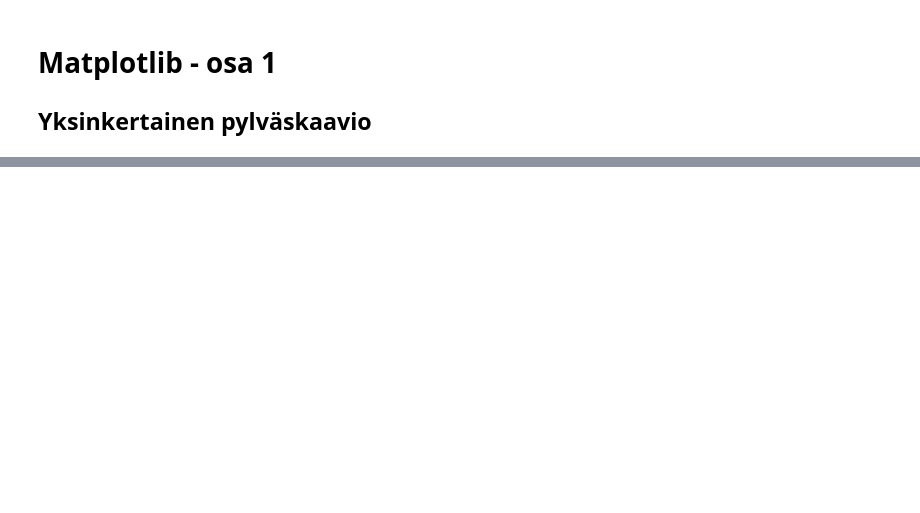
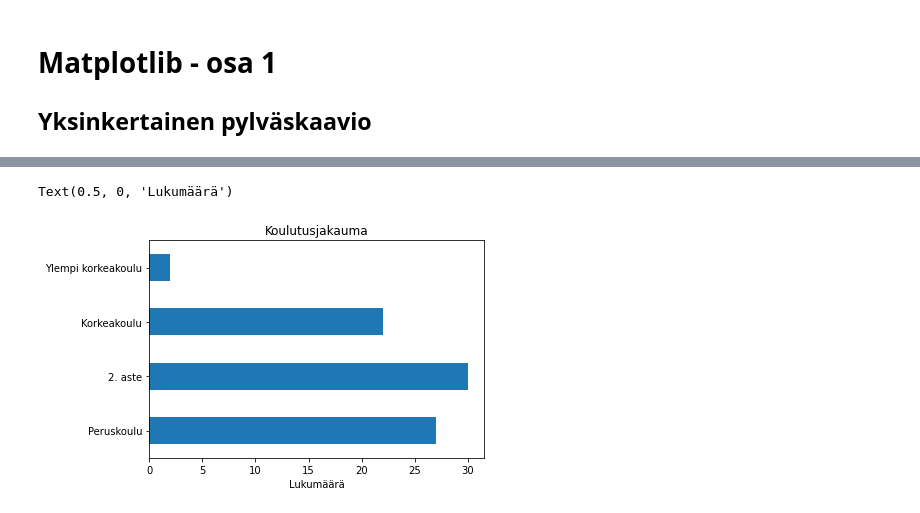
Before and after one commit to taanila/kaaviot, a Jupyter notebook: matplotlib1.ipynb, the cells around one changed output, grey strips where cells are left out. Drawn from its saved outputs; the diff is of its cells as text; code cells hidden in the pictures; blank space fills up the shorter version.

```diff
--- a/matplotlib1.ipynb
+++ b/matplotlib1.ipynb
@@ -229,0 +58,8 @@ https://nbviewer.jupyter.org/github/taanila/kaaviot/blob/master/matplotlib2.ipyn
+# %%
+df1.plot.barh(legend = False)
+
+plt.title('Koulutusjakauma')
+plt.xlabel('Lukumäärä')
+# %% [output]
+Text(0.5, 0, 'Lukumäärä')
+[figure, added]
```
Also changed, not shown: parts of 36 cells of this notebook.
